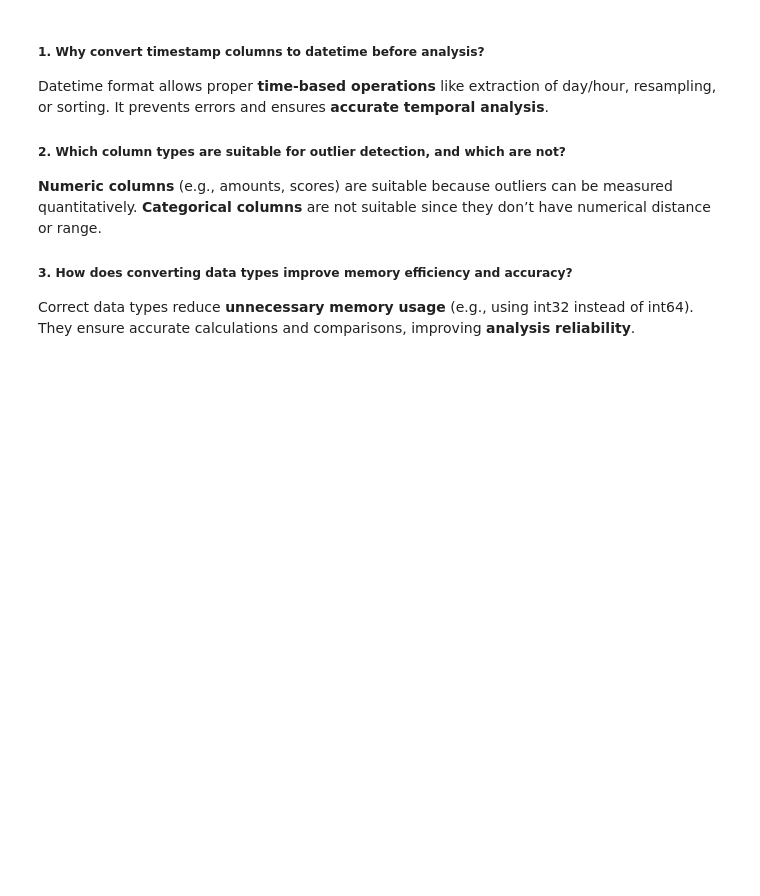
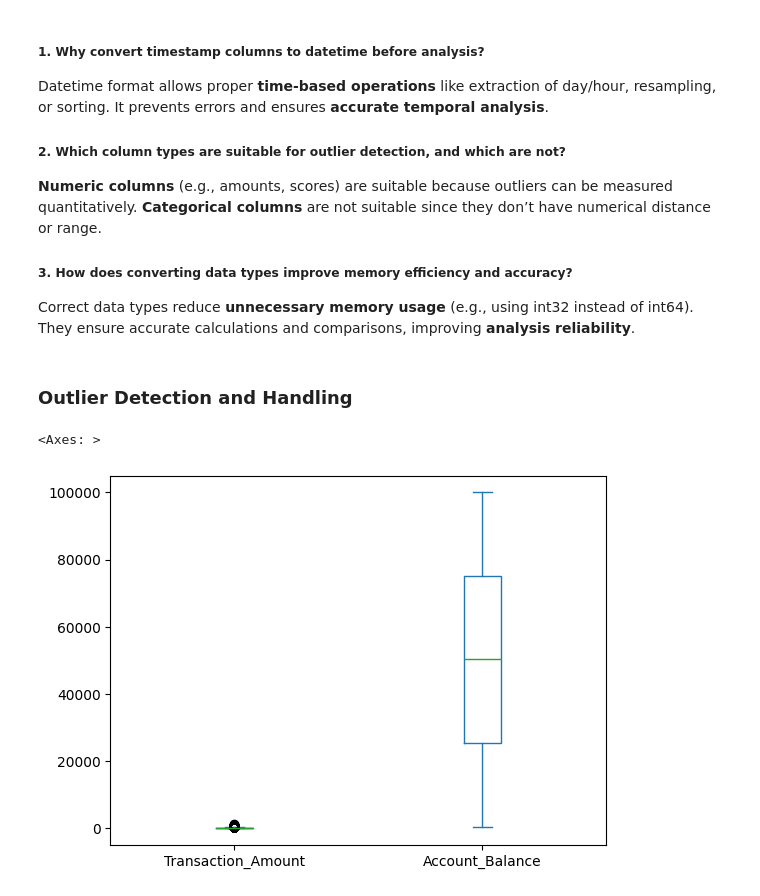
Before and after one commit to AbdulWahid026/SafeBank_EDA, a Jupyter notebook: FraudDetection_EDA.ipynb, the cells around one changed output. Drawn from its saved outputs; the diff is of its cells as text; code cells hidden in the pictures; blank space fills up the shorter version.

Commit message:
Eda: Added Outlier Detection and Handling

```diff
--- a/FraudDetection_EDA.ipynb
+++ b/FraudDetection_EDA.ipynb
@@ -267,3 +268,10 @@ It prevents errors and ensures **accurate temporal analysis**.
 
 Correct data types reduce **unnecessary memory usage** (e.g., using int32 instead of int64).
 They ensure accurate calculations and comparisons, improving **analysis reliability**.
+# %% [markdown]
+### Outlier Detection and Handling
+# %%
+df[['Transaction_Amount', 'Account_Balance']].plot(kind='box')
+# %% [output]
+<Axes: >
+[figure, added]
```
Also changed, not shown: parts of 6 cells of this notebook.
